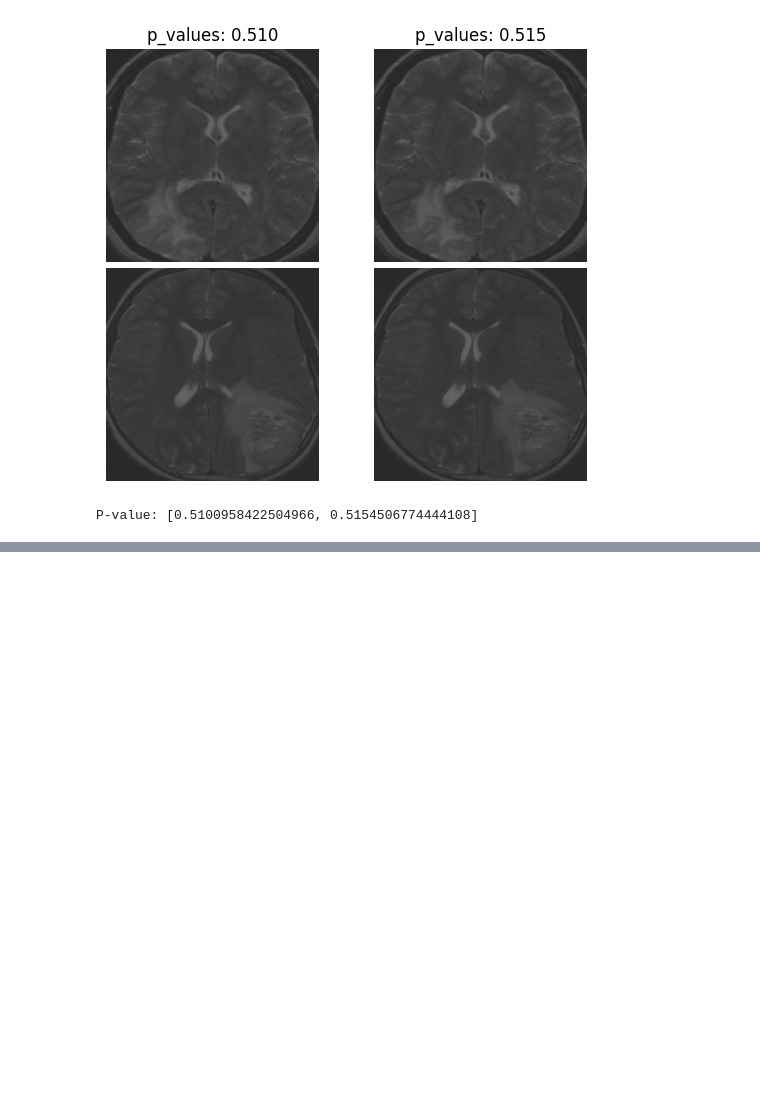
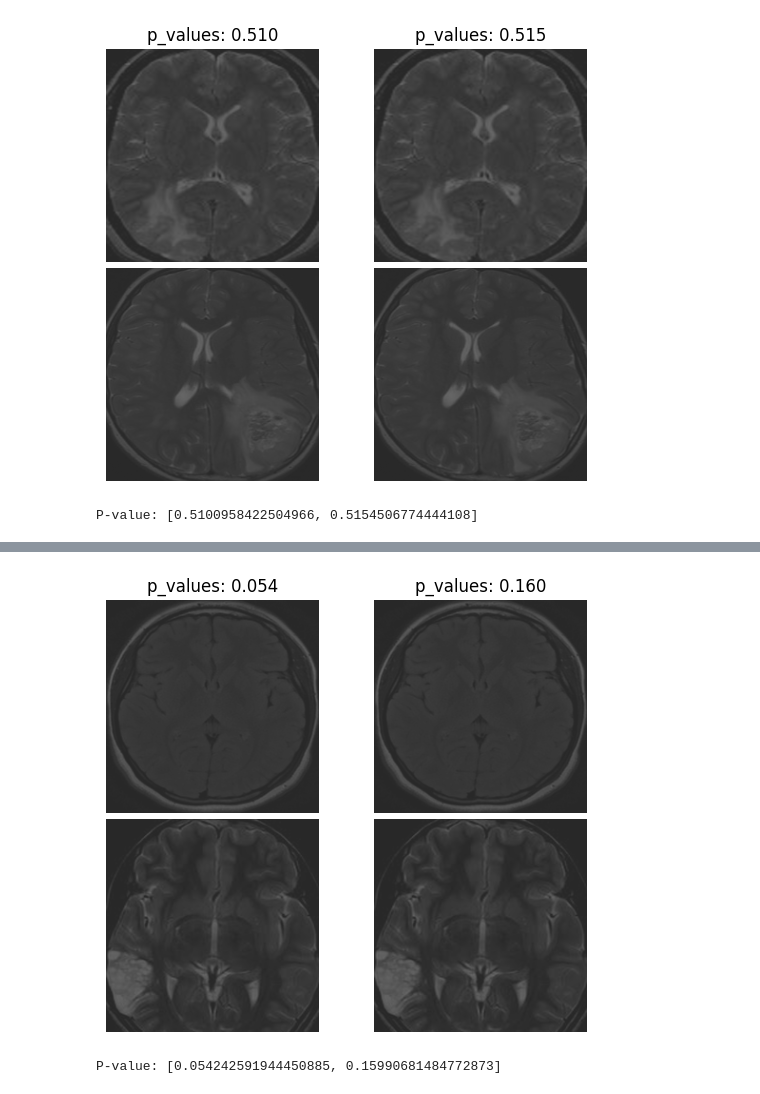
Before and after one commit to HanyuPei22/DNN-inference-on-Tumor-data, a Jupyter notebook: Tumor_CNN.ipynb, the cells around one changed output, grey strips where cells are left out. Cells and saved outputs as stored; diff of their text form; code cells hidden in the pictures; blank space fills up the shorter version.

```diff
--- a/Tumor_CNN.ipynb
+++ b/Tumor_CNN.ipynb
@@ -344,3 +346,9 @@ print('P-value: %s'%P_value)
 # %% [output]
 [figure]
 P-value: [0.5100958422504966, 0.5154506774444108]
+# %%
+from dnn_inference.sig_test import split_test
+## testing based on learning models
+inf_feats = [[np.arange(56,168),np.arange(0,224)],[np.arange(0,224),np.arange(56,168)]]
+cue = split_test(inf_feats=inf_feats, model_null = model_null, model_alter=model_alter, eva_metric='zero-one')
+P_value = cue.testing(X, y, fit_params, test_params, tune_params)
@@ -346,0 +379,6 @@ P-value: [0.5100958422504966, 0.5154506774444108]
+# %%
+cue.visual(X,y)
+print('P-value: %s'%P_value)
+# %% [output]
+[figure, added]
+P-value: [0.054242591944450885, 0.15990681484772873]
```
Also changed, not shown: parts of 3 cells of this notebook.
